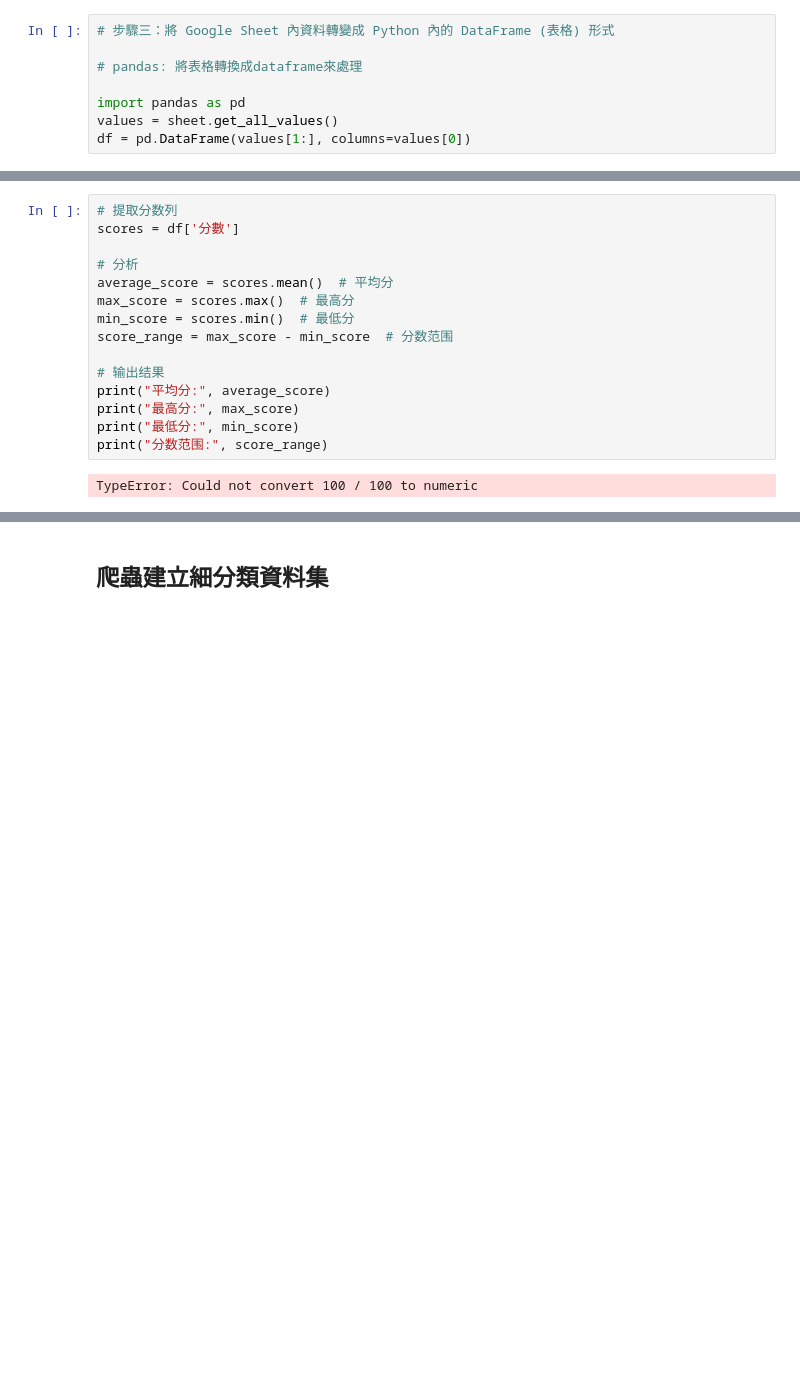
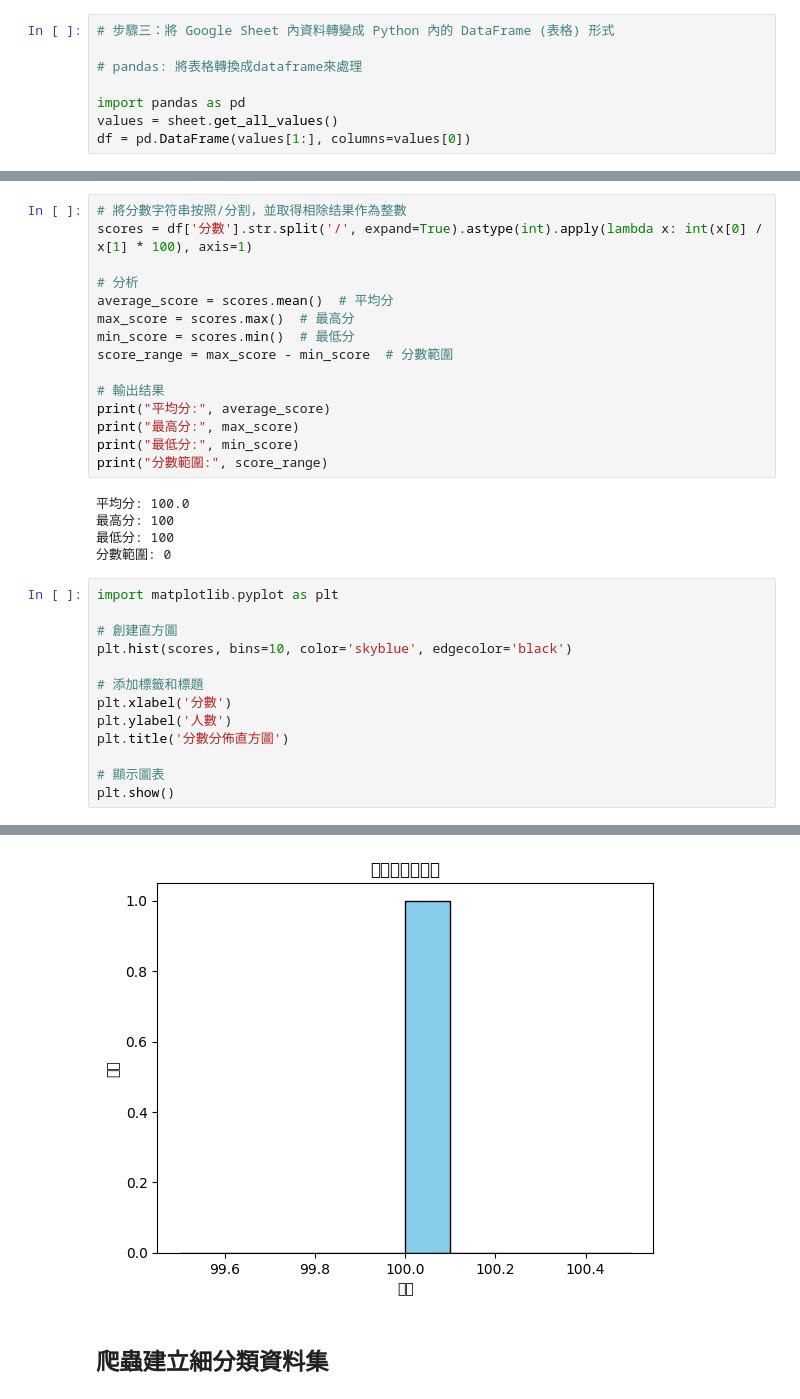
Before and after one commit to ylin08051005/AIDcard.github.io, a Jupyter notebook: AIDcard.ipynb, the cells around one changed output, grey strips where cells are left out. Drawn from its saved outputs; the diff is of its cells as text; blank space fills up the shorter version.

```diff
--- a/AIDcard.ipynb
+++ b/AIDcard.ipynb
@@ -194,19 +194,36 @@ result
 | top | 2024/5/17 下午 6:10:44 | melody016861@gmail.com | 胡詠琪 | 0958862539 | 光學辨識器 | 100 / 100 | 提高回收效率 | ... |
 | freq | 1 | 1 | 1 | 1 | 1 | 1 | 1 | ... |
 # %%
-# 提取分数列
-scores = df['分數']
+# 將分數字符串按照/分割，並取得相除结果作為整數
+scores = df['分數'].str.split('/', expand=True).astype(int).apply(lambda x: int(x[0] / x[1] * 100), axis=1)
 
 # 分析
 average_score = scores.mean()  # 平均分
 max_score = scores.max()  # 最高分
 min_score = scores.min()  # 最低分
-score_range = max_score - min_score  # 分数范围
+score_range = max_score - min_score  # 分數範圍
 
-# 输出结果
+# 輸出结果
 print("平均分:", average_score)
 print("最高分:", max_score)
 print("最低分:", min_score)
-print("分数范围:", score_range)
+print("分數範圍:", score_range)
 # %% [output]
-TypeError: Could not convert 100 / 100 to numeric
+平均分: 100.0
+最高分: 100
+最低分: 100
+分數範圍: 0
+# %%
+import matplotlib.pyplot as plt
+
+# 創建直方圖
+plt.hist(scores, bins=10, color='skyblue', edgecolor='black')
+
+# 添加標籤和標題
+plt.xlabel('分數')
+plt.ylabel('人數')
+plt.title('分數分佈直方圖')
+
+# 顯示圖表
+plt.show()
+# %% [output]
@@ -213,3 +247,4 @@ TypeError: Could not convert 100 / 100 to numeric
+[figure, added]
 # %% [markdown]
 ## 爬蟲建立細分類資料集
 # %%
```
Also changed, not shown: parts of 3 cells of this notebook.
